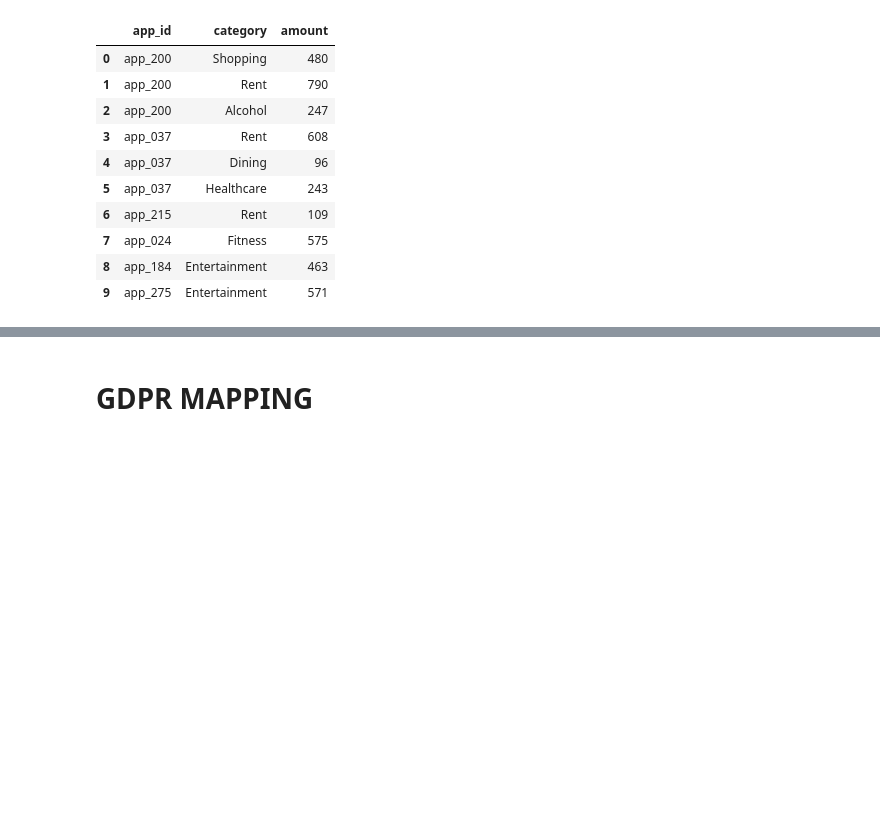
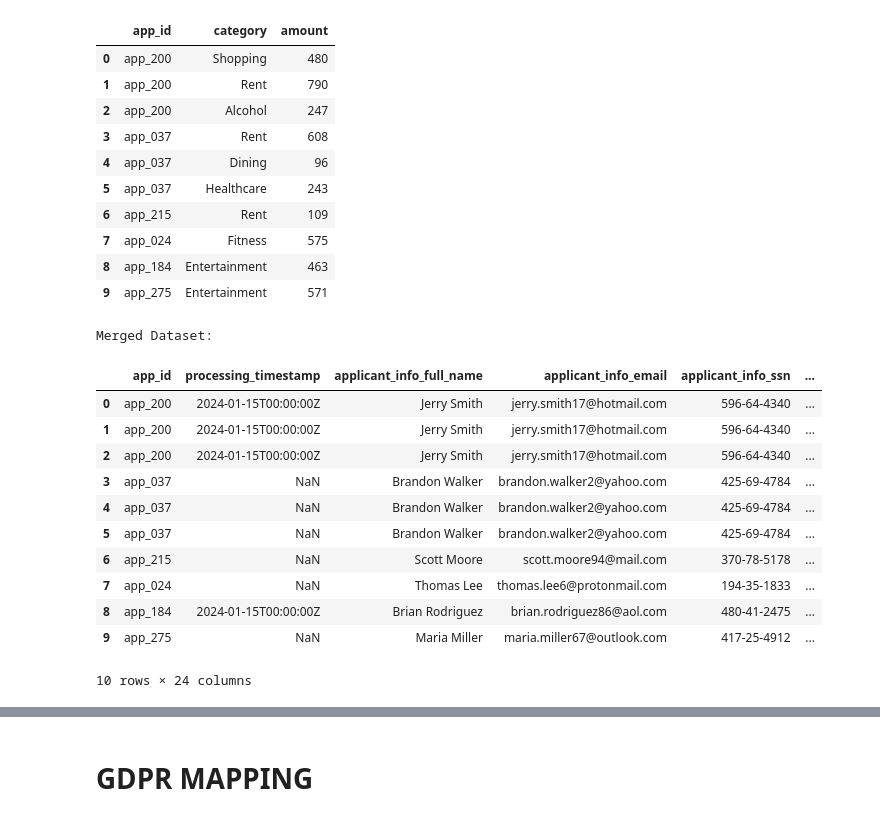
Before and after one commit to maxhaus31/dego-project-team7, a Jupyter notebook: 03-privacy-demo.ipynb, the cells around one changed output, grey strips where cells are left out. Cells and saved outputs as stored; diff of their text form; code cells hidden in the pictures; blank space fills up the shorter version.

```diff
--- a/03-privacy-demo.ipynb
+++ b/03-privacy-demo.ipynb
@@ -46,3 +46,23 @@ Spending Behavior Dataset:
 | 7 | app_024 | Fitness | 575 |
 | 8 | app_184 | Entertainment | 463 |
 | 9 | app_275 | Entertainment | 571 |
+# %%
+merged_df = pd.merge(app_df, spend_df, on='app_id', how='left')
+# %%
+# Display the first 10 rows of the applications dataset
+print("Merged Dataset:")
+display(merged_df.head(10))
+# %% [output]
+Merged Dataset:
+|  | app_id | processing_timestamp | applicant_info_full_name | applicant_info_email | applicant_info_ssn | ... |
+| 0 | app_200 | 2024-01-15T00:00:00Z | Jerry Smith | jerry.smith17@hotmail.com | 596-64-4340 | ... |
+| 1 | app_200 | 2024-01-15T00:00:00Z | Jerry Smith | jerry.smith17@hotmail.com | 596-64-4340 | ... |
+| 2 | app_200 | 2024-01-15T00:00:00Z | Jerry Smith | jerry.smith17@hotmail.com | 596-64-4340 | ... |
+| 3 | app_037 | NaN | Brandon Walker | brandon.walker2@yahoo.com | 425-69-4784 | ... |
+| 4 | app_037 | NaN | Brandon Walker | brandon.walker2@yahoo.com | 425-69-4784 | ... |
+| 5 | app_037 | NaN | Brandon Walker | brandon.walker2@yahoo.com | 425-69-4784 | ... |
+| 6 | app_215 | NaN | Scott Moore | scott.moore94@mail.com | 370-78-5178 | ... |
+| 7 | app_024 | NaN | Thomas Lee | thomas.lee6@protonmail.com | 194-35-1833 | ... |
+| 8 | app_184 | 2024-01-15T00:00:00Z | Brian Rodriguez | brian.rodriguez86@aol.com | 480-41-2475 | ... |
+| 9 | app_275 | NaN | Maria Miller | maria.miller67@outlook.com | 417-25-4912 | ... |
+10 rows × 24 columns
```
Also changed, not shown: parts of 15 cells of this notebook.
